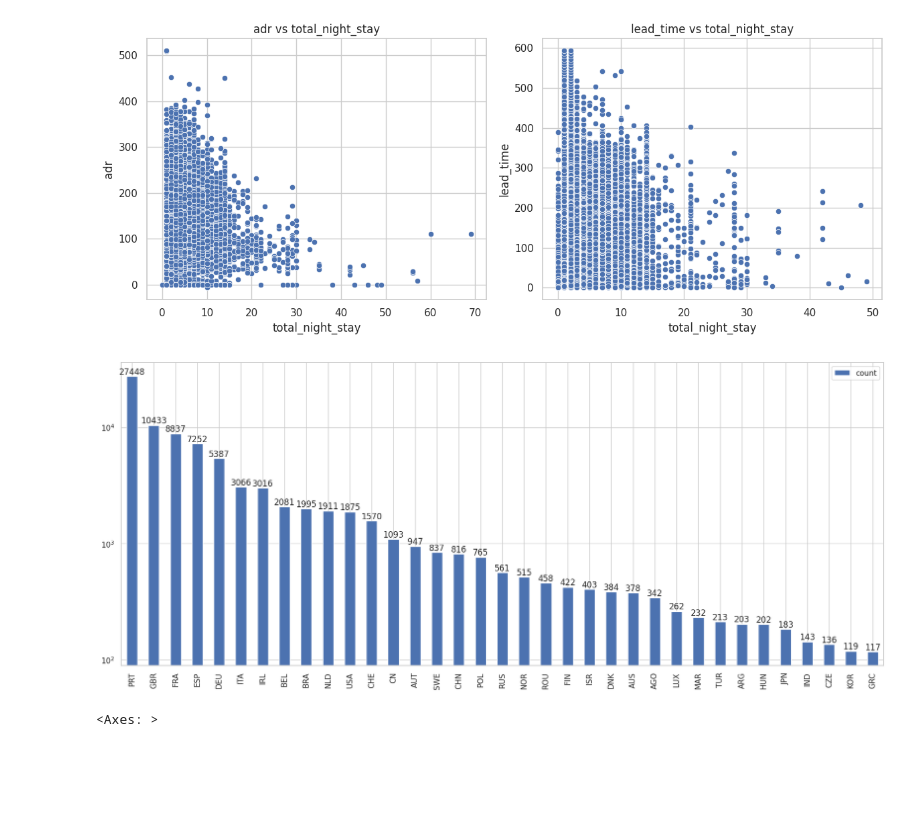
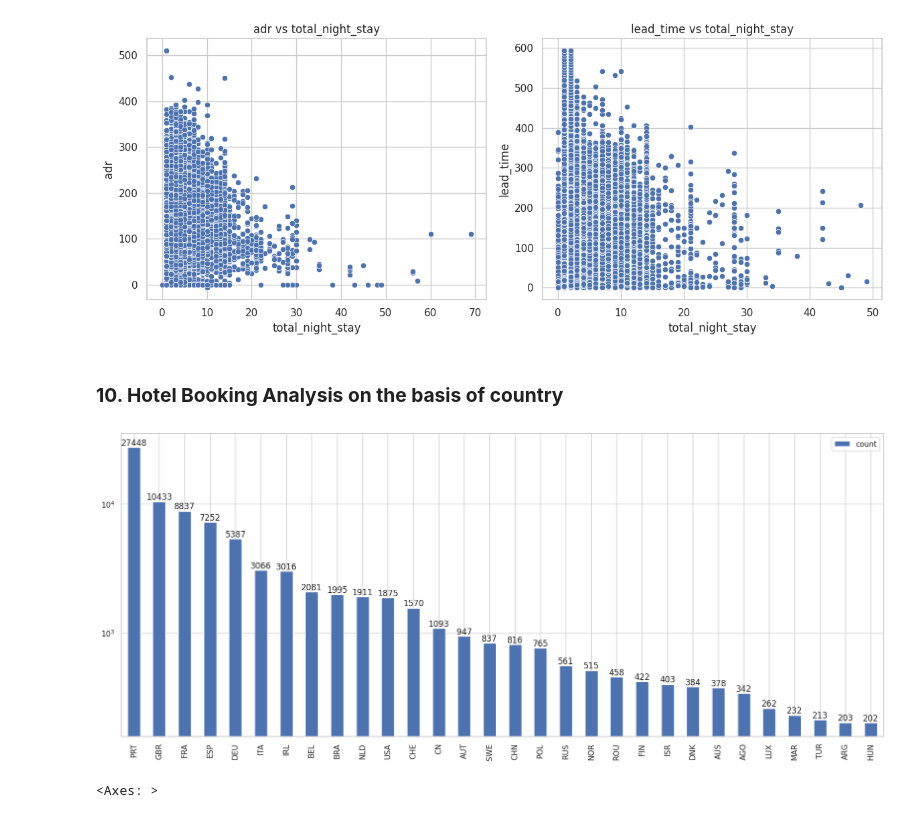
Before and after one commit to jamal-faisal/EDA_Hotel, a Jupyter notebook: EDA_Hotel_Booking.ipynb, the cells around one changed output. Cells and saved outputs as stored; diff of their text form; code cells hidden in the pictures; blank space fills up the shorter version.

```diff
--- a/EDA_Hotel_Booking.ipynb
+++ b/EDA_Hotel_Booking.ipynb
@@ -572,16 +583,18 @@ sns.scatterplot(y = 'lead_time', x = 'total_night_stay', data = df_lt, ax= axes[
 figure.tight_layout()
 # %% [output]
 [figure]
+# %% [markdown]
+### **10. Hotel Booking Analysis on the basis of country**
 # %%
 df_countries = df_hotel[['country', 'hotel']].groupby('country')['hotel'].agg(['count']).reset_index().sort_values(by= ['count'], ascending=False)
 df_countries = df_countries.drop(df_countries[df_countries['country'] == 'others'].index)
-df_countries = df_countries.drop(df_countries[df_countries['count'] < 100].index)
+df_countries = df_countries.drop(df_countries[df_countries['count'] < 200].index)
+
+ax = df_countries.plot.bar(x='country', xlabel = '', figsize=(20,8), logy= True)
+for i in ax.containers:
+  ax.bar_label(i, )
+# %% [output]
+[figure, added]
-# %%
-ax = df_countries.plot.bar(x='country', xlabel = '', figsize=(20,8), logy= True)
-for i in ax.containers:
-  ax.bar_label(i, )
-# %% [output]
-[figure, removed]
 # %%
 import geopandas as gpd
 
```
Also changed, not shown: parts of 19 cells of this notebook.
